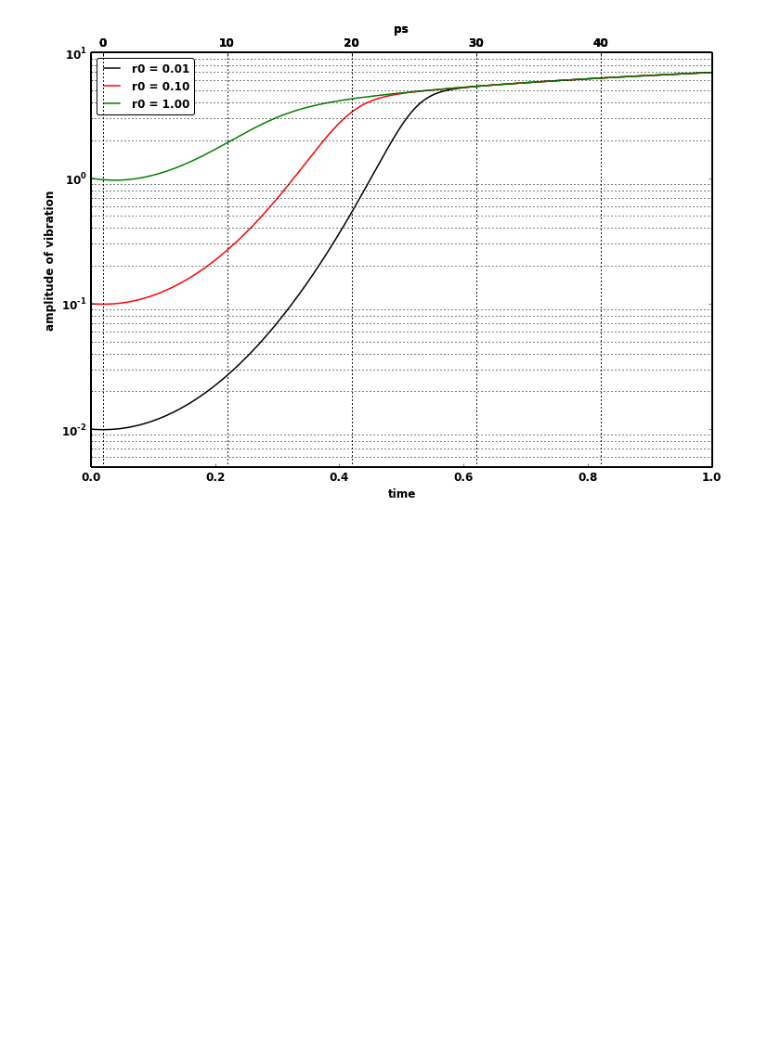
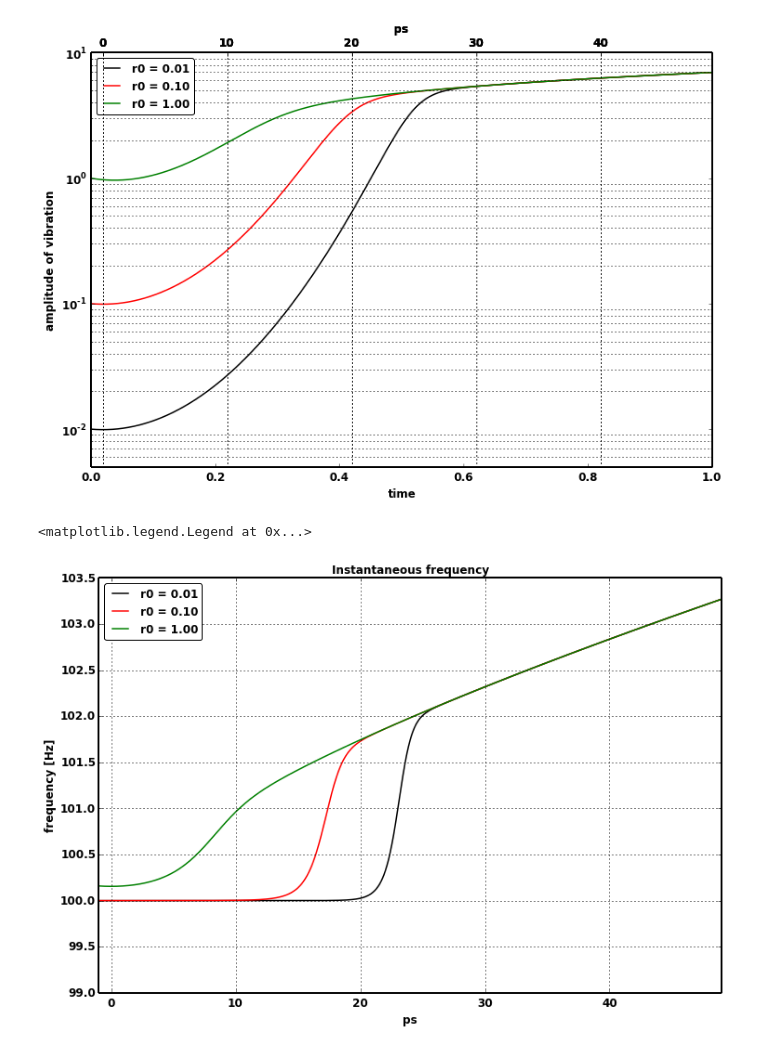
Before and after one commit to JuergenNeubauer/dogphonation, a Jupyter notebook: Hopf bifurcation.ipynb, the cells around one changed output. Cells and saved outputs as stored; diff of their text form; code cells hidden in the pictures; blank space fills up the shorter version.

```diff
--- a/Hopf bifurcation.ipynb
+++ b/Hopf bifurcation.ipynb
@@ -215,7 +215,7 @@ r0 = 0.01
 phi0 = 0
 y0 = [r0, phi0, ps0]
 # %%
-time, r, phi, ps = run_iteration(supercritical, supercritical_jac, [r0 * 100.0, phi0, ps0], t0, omega, b, slope_ps = 50)
+time, r, phi, ps = run_iteration(supercritical, supercritical_jac, [r0 * 1.0, phi0, ps0], t0, omega, b, slope_ps = 50)
 
 psub = r * np.sin(phi)
 
@@ -296,3 +296,21 @@ ax1.set_ylim(ymin = 0.005, ymax = 10)
 # %% [output]
 (0.005, 10)
 [figure]
+# %%
+# plt.clf()
+
+plt.plot(ps, F, '-', label = 'r0 = %.2f' % r[0])
+
+plt.xlim(xmin = min(ps), xmax = max(ps))
+
+plt.xlabel('ps')
+plt.ylabel('frequency [Hz]')
+
+plt.ylim(ymin = F0 - 1)
+
+plt.title('Instantaneous frequency')
+
+plt.legend(loc = 'upper left')
+# %% [output]
+<matplotlib.legend.Legend at 0x...>
+[figure, added]
```
Also changed, not shown: parts of 7 cells of this notebook, 1 other file.
